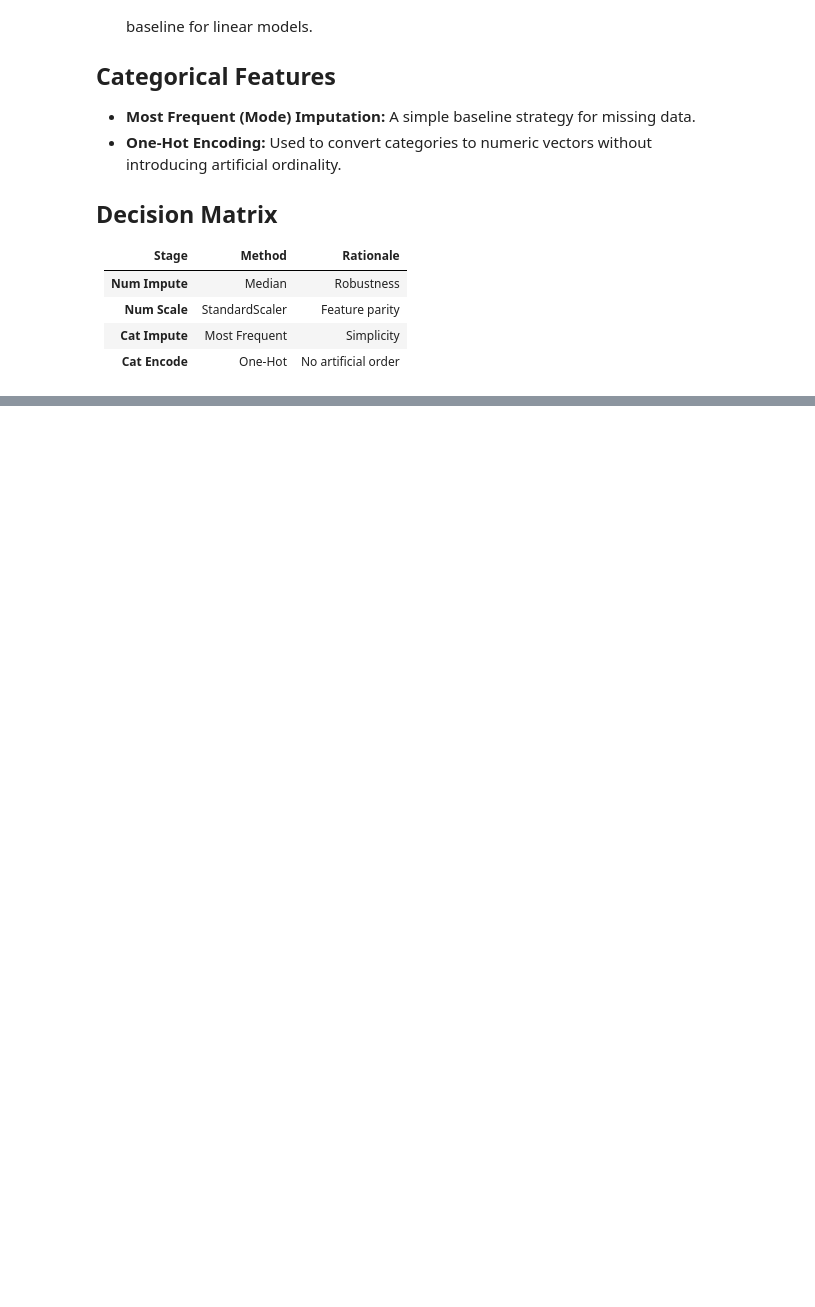
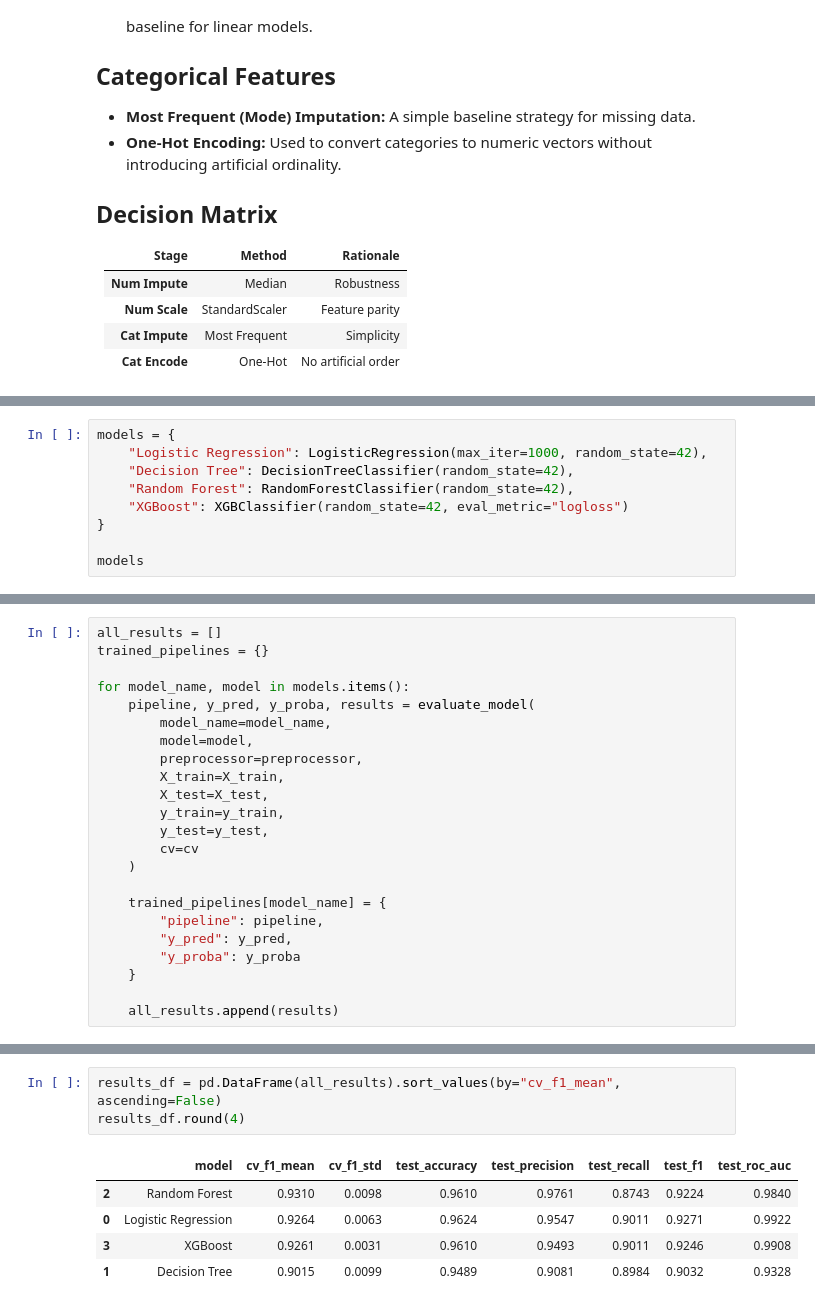
Before and after one commit to GulsaraMirzayeva/telco-churn-capstone, a Jupyter notebook: notebooks/05_modeling_and_evaluation.ipynb, the cells around one changed output, grey strips where cells are left out. Cells and saved outputs as stored; diff of their text form; blank space fills up the shorter version.

Commit message:
complete baseline model comparison and evaluation workflow

```diff
--- a/notebooks/05_modeling_and_evaluation.ipynb
+++ b/notebooks/05_modeling_and_evaluation.ipynb
@@ -273,0 +285,9 @@ ColumnTransformer(transformers=[('num',
+# %%
+models = {
+    "Logistic Regression": LogisticRegression(max_iter=1000, random_state=42),
+    "Decision Tree": DecisionTreeClassifier(random_state=42),
+    "Random Forest": RandomForestClassifier(random_state=42),
+    "XGBoost": XGBClassifier(random_state=42, eval_metric="logloss")
+}
+
+models
@@ -273,0 +364,23 @@ ColumnTransformer(transformers=[('num',
+# %%
+all_results = []
+trained_pipelines = {}
+
+for model_name, model in models.items():
+    pipeline, y_pred, y_proba, results = evaluate_model(
+        model_name=model_name,
+        model=model,
+        preprocessor=preprocessor,
+        X_train=X_train,
+        X_test=X_test,
+        y_train=y_train,
+        y_test=y_test,
+        cv=cv
+    )
+
+    trained_pipelines[model_name] = {
+        "pipeline": pipeline,
+        "y_pred": y_pred,
+        "y_proba": y_proba
+    }
+
+    all_results.append(results)
@@ -273,0 +393,9 @@ ColumnTransformer(transformers=[('num',
+# %%
+results_df = pd.DataFrame(all_results).sort_values(by="cv_f1_mean", ascending=False)
+results_df.round(4)
+# %% [output]
+|  | model | cv_f1_mean | cv_f1_std | test_accuracy | test_precision | test_recall | test_f1 | test_roc_auc |
+| 2 | Random Forest | 0.9310 | 0.0098 | 0.9610 | 0.9761 | 0.8743 | 0.9224 | 0.9840 |
+| 0 | Logistic Regression | 0.9264 | 0.0063 | 0.9624 | 0.9547 | 0.9011 | 0.9271 | 0.9922 |
+| 3 | XGBoost | 0.9261 | 0.0031 | 0.9610 | 0.9493 | 0.9011 | 0.9246 | 0.9908 |
+| 1 | Decision Tree | 0.9015 | 0.0099 | 0.9489 | 0.9081 | 0.8984 | 0.9032 | 0.9328 |
```
Also changed, not shown: parts of 14 cells of this notebook, 1 other file.
